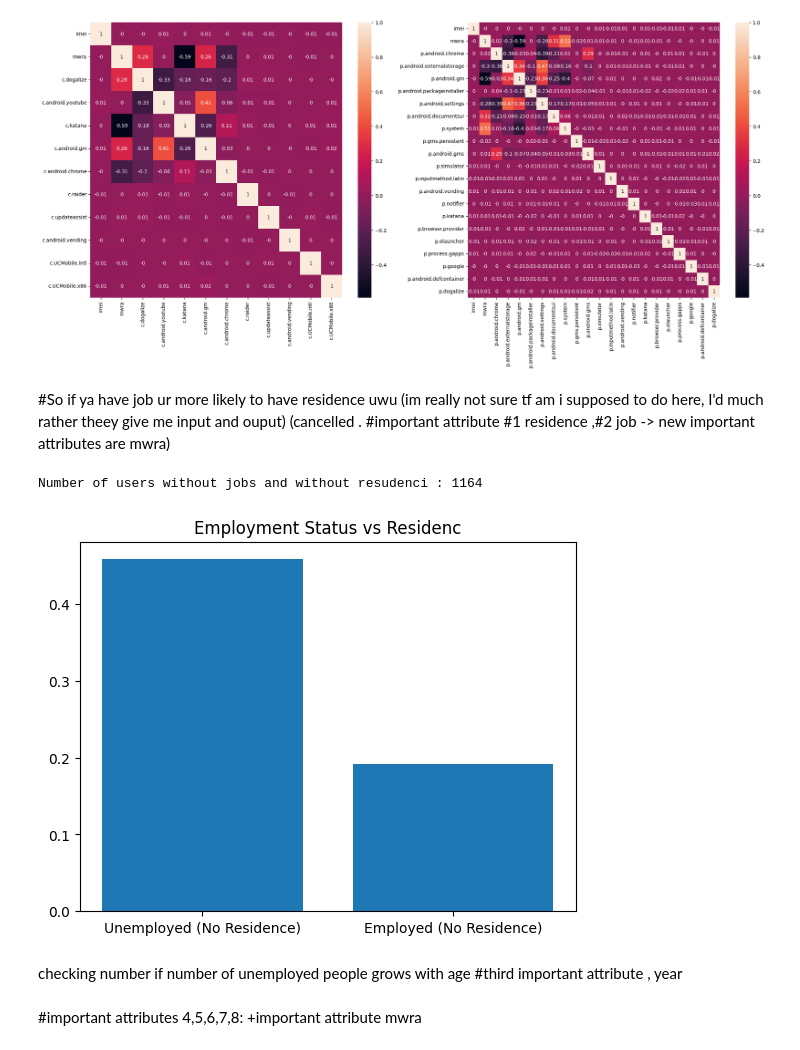
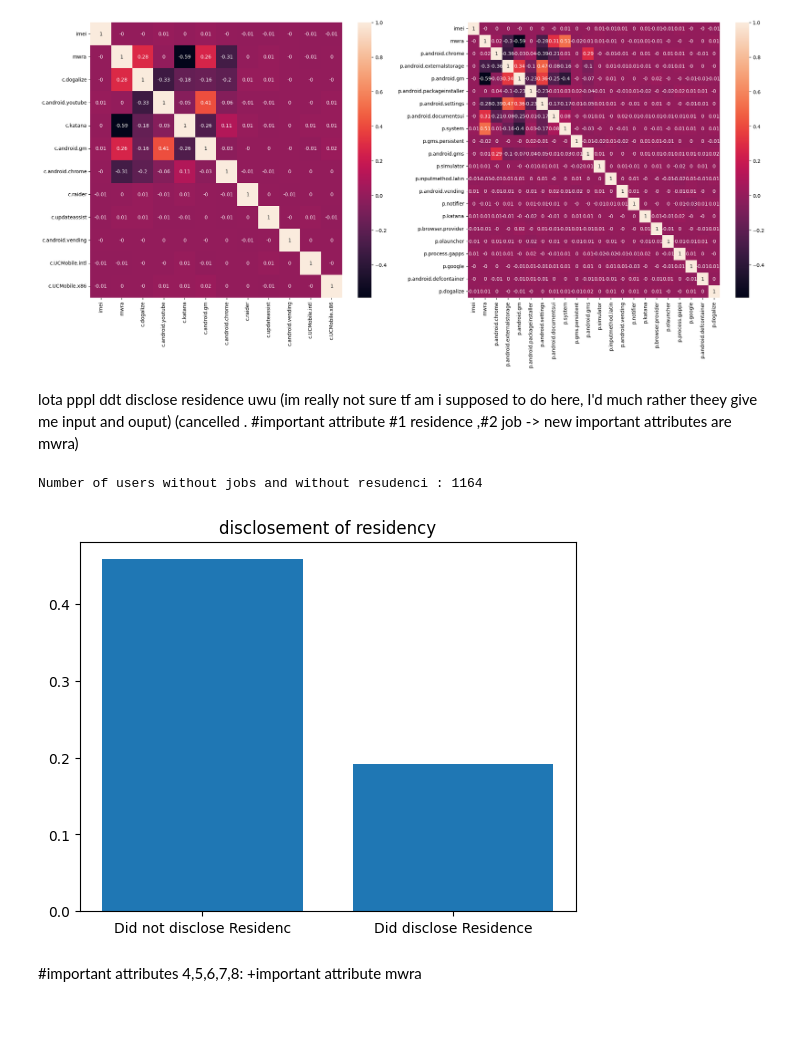
Before and after one commit to tomasswaier/IAU_project, a Jupyter notebook: 1partialcompletion.ipynb, the cells around one changed output. Saved outputs shown, nothing was run; the diff lists cells and outputs as text; code cells hidden in the pictures; blank space fills up the shorter version.

```diff
--- a/1partialcompletion.ipynb
+++ b/1partialcompletion.ipynb
@@ -179,7 +179,7 @@ sns.heatmap(df_processes.iloc[:,1:].corr().round(decimals=2),annot=True)
 <Axes: >
 [figure]
 # %% [markdown]
-#So if ya have job ur more likely to have residence uwu (im really not sure tf am i supposed to do here, I'd much rather theey give me input and ouput)
+lota pppl ddt disclose residence uwu (im really not sure tf am i supposed to do here, I'd much rather theey give me input and ouput)
 (cancelled . #important attribute #1 residence ,#2  job -> new important attributes are mwra)
 # %%
 unemployed_count=df_profiles[df_profiles['job'].isnull() &df_profiles['residence'].isnull()].shape[0]
@@ -189,11 +189,8 @@ print("Number of users without jobs and without resudenci : "+str(unemployed_cou
 Number of users without jobs and without resudenci : 1164
 # %%
 
-plt.bar(["Unemployed (No Residence)","Employed (No Residence)"],[unemployed_count/df_profiles.shape[0],employed_count/df_profiles.shape[0]])
-plt.title("Employment Status vs Residenc")
+plt.bar(["Did not disclose Residenc","Did disclose Residence"],[unemployed_count/df_profiles.shape[0],employed_count/df_profiles.shape[0]])
+plt.title("disclosement of residency")
 plt.show()
 # %% [output]
-[figure, old version]
+[figure, new version]
-# %% [markdown]
-checking number if number of unemployed people grows with age
-#third important attribute , year
```
Also changed, not shown: parts of 19 cells of this notebook, 1 other file.
